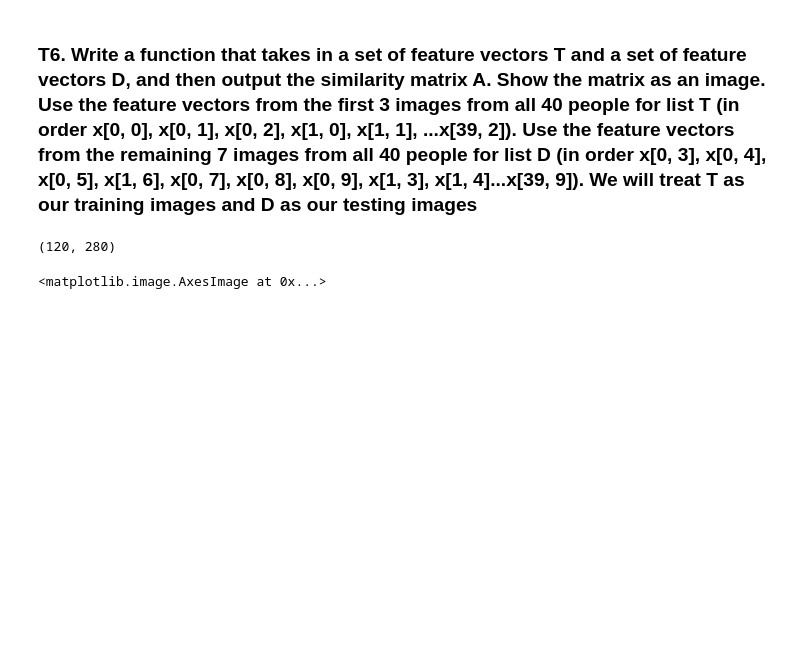
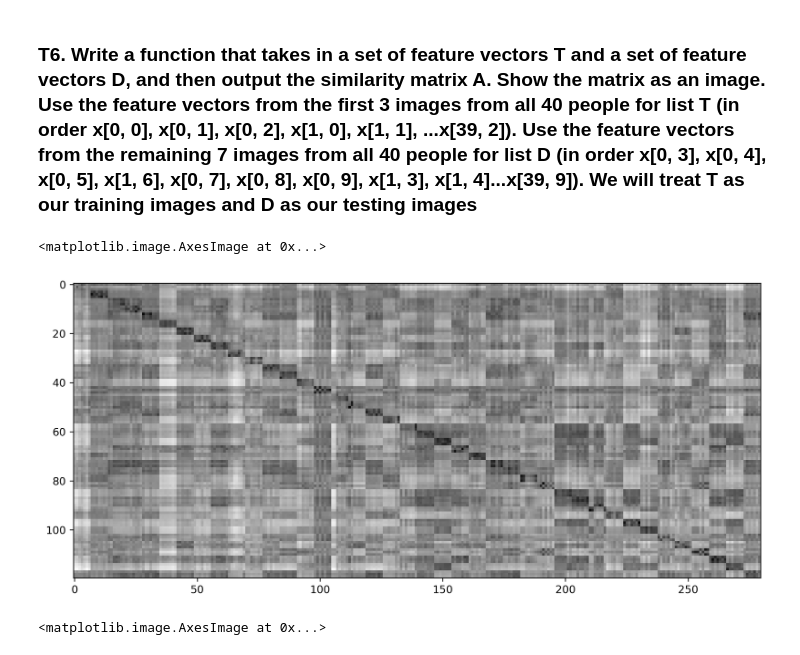
Before and after one commit to Mond45/pattern_recognition, a Jupyter notebook: hw3/HW3_Fisherfaces(student).ipynb, the cells around one changed output. Drawn from its saved outputs; the diff is of its cells as text; code cells hidden in the pictures; blank space fills up the shorter version.

```diff
--- a/hw3/HW3_Fisherfaces(student).ipynb
+++ b/hw3/HW3_Fisherfaces(student).ipynb
@@ -320,16 +327,18 @@ test_generate_similarity_matrix()
 # %%
 # TODO: Show similariry matrix between T and D.
 
 # INSERT CODE HERE
 
 T = xf[:, :3].reshape(-1, 46 * 56)
 D = xf[:, 3:].reshape(-1, 46 * 56)
 similarity_matrix = generate_similarity_matrix(T, D)
 # plt.figure(dpi=300, figsize=(20, 20))
 # plt.imshow(similarity_matrix)
-similarity_matrix.shape
+plt.figure(dpi=300, figsize=(15, 5))
+plt.imshow(similarity_matrix, cmap="gray")
 # %% [output]
-(120, 280)
+<matplotlib.image.AxesImage at 0x...>
+[figure, added]
 # %%
 sm = generate_similarity_matrix(
     xf[:5, :5].reshape(-1, 46 * 56), xf[:5, :5].reshape(-1, 46 * 56)
```
Also changed, not shown: parts of 46 cells of this notebook.
